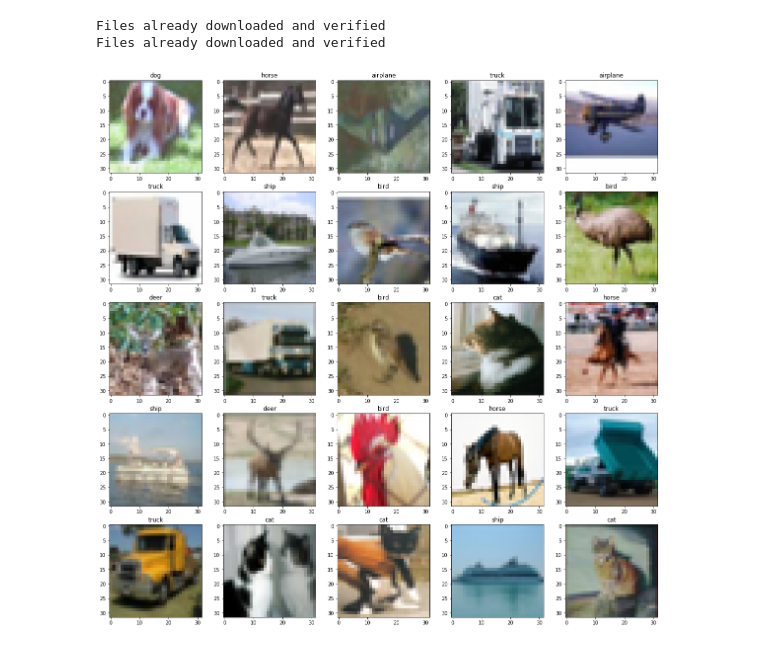
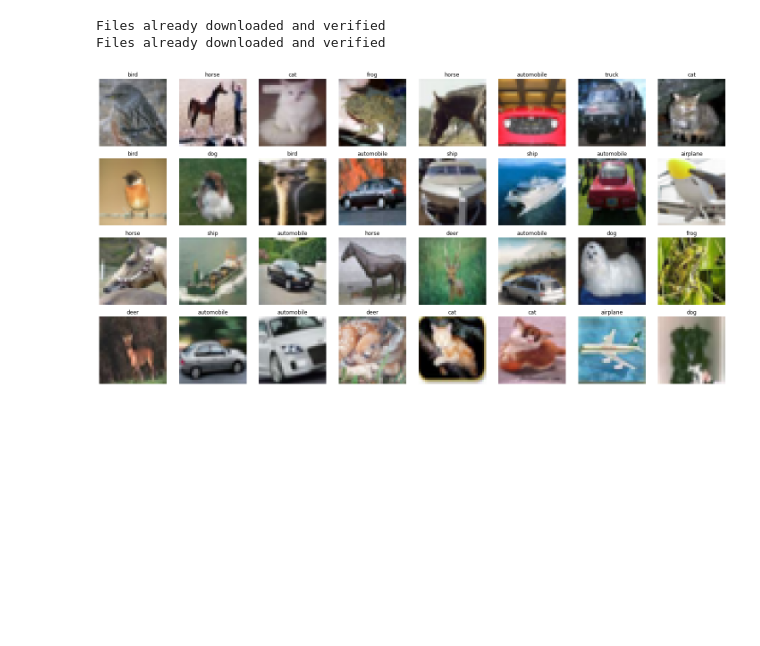
Before and after one commit to atercygnus/Otus-DeepLearningEngeneer, a Jupyter notebook: lesson11/CNN.ipynb, the cells around one changed output. Saved outputs shown, nothing was run; the diff lists cells and outputs as text; code cells hidden in the pictures; blank space fills up the shorter version.

```diff
--- a/lesson11/CNN.ipynb
+++ b/lesson11/CNN.ipynb
@@ -24,17 +26,23 @@ test = datasets.CIFAR10('../data/CIFAR10/test', train=False, download=True, tran
 Files already downloaded and verified
 Files already downloaded and verified
 # %%
-trainset = torch.utils.data.DataLoader(train, batch_size=64, shuffle=True)
-testset = torch.utils.data.DataLoader(test, batch_size=64, shuffle=True)
+trainset = torch.utils.data.DataLoader(train, batch_size=128, shuffle=True)
+testset = torch.utils.data.DataLoader(test, batch_size=128, shuffle=True)
 # %%
 batch, labels = next(iter(trainset))
 
-f = plt.figure(figsize=(20, 20))
+f = plt.figure(figsize=(20, 10))
 
-for i in range(25):
-    ax = f.add_subplot(5, 5, i+1)
+n_rows = 8
+n_cols = 4
+
+for i in range(n_cols*n_rows):
+    ax = f.add_subplot(n_cols, n_rows, i+1)
+    ax.axis('off')
     plt.imshow(batch[i].permute(1,2,0)+.5)
     plt.title(class_names[int(labels[i])])
+
+plt.tight_layout()
 # %% [output]
-[figure, old version]
+[figure, new version]
 # %%
```
Also changed, not shown: parts of 3 cells of this notebook.
